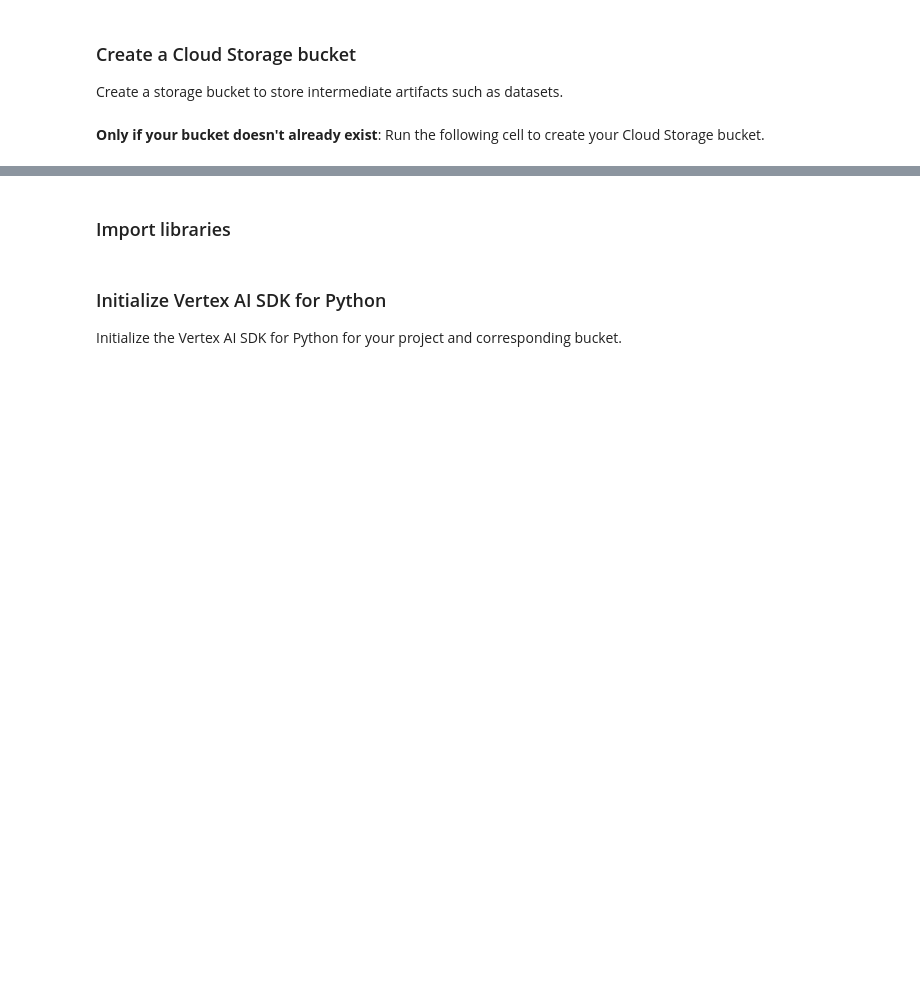
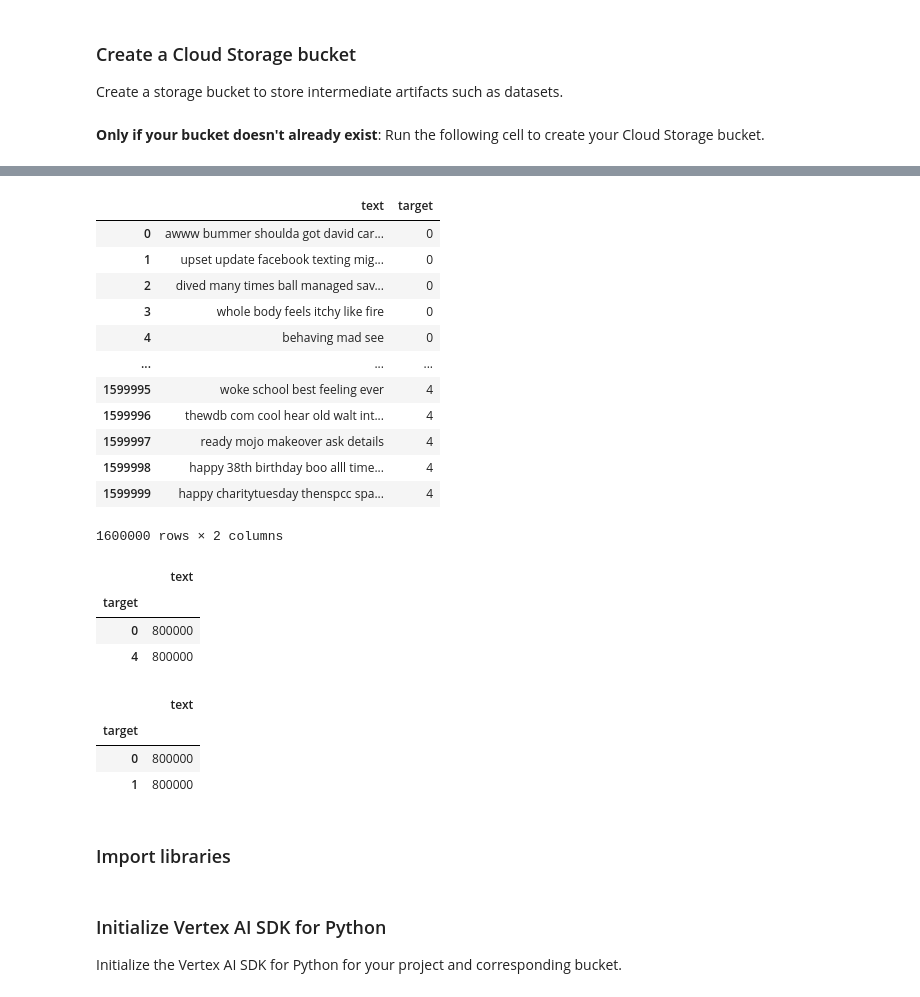
Before and after one commit to Kakrache/tweetSentimentAnalytics, a Jupyter notebook: autoML.ipynb, the cells around one changed output, grey strips where cells are left out. Cells and saved outputs as stored; diff of their text form; code cells hidden in the pictures; blank space fills up the shorter version.

```diff
--- a/autoML.ipynb
+++ b/autoML.ipynb
@@ -172,3 +270,34 @@ BUCKET_URI = f"gs://your-bucket-name-{PROJECT_ID}-unique"  # @param {type:"strin
+# %%
+data
+# %% [output]
+|  | text | target |
+| 0 | awww bummer shoulda got david car... | 0 |
+| 1 | upset update facebook texting mig... | 0 |
+| 2 | dived many times ball managed sav... | 0 |
+| 3 | whole body feels itchy like fire | 0 |
+| 4 | behaving mad see | 0 |
+| ... | ... | ... |
+| 1599995 | woke school best feeling ever | 4 |
+| 1599996 | thewdb com cool hear old walt int... | 4 |
+| 1599997 | ready mojo makeover ask details | 4 |
+| 1599998 | happy 38th birthday boo alll time... | 4 |
+| 1599999 | happy charitytuesday thenspcc spa... | 4 |
+1600000 rows × 2 columns
+# %%
+data.groupby(['target']).count()
+# %% [output]
+|  | text |
+| target |  |
+| 0 | 800000 |
+| 4 | 800000 |
+# %%
+data = data.replace(4,1)
+data.groupby(['target']).count()
+# %% [output]
+|  | text |
+| target |  |
+| 0 | 800000 |
+| 1 | 800000 |
 # %% [markdown]
 ### Import libraries
 # %%
```
Also changed, not shown: parts of 18 cells of this notebook.
